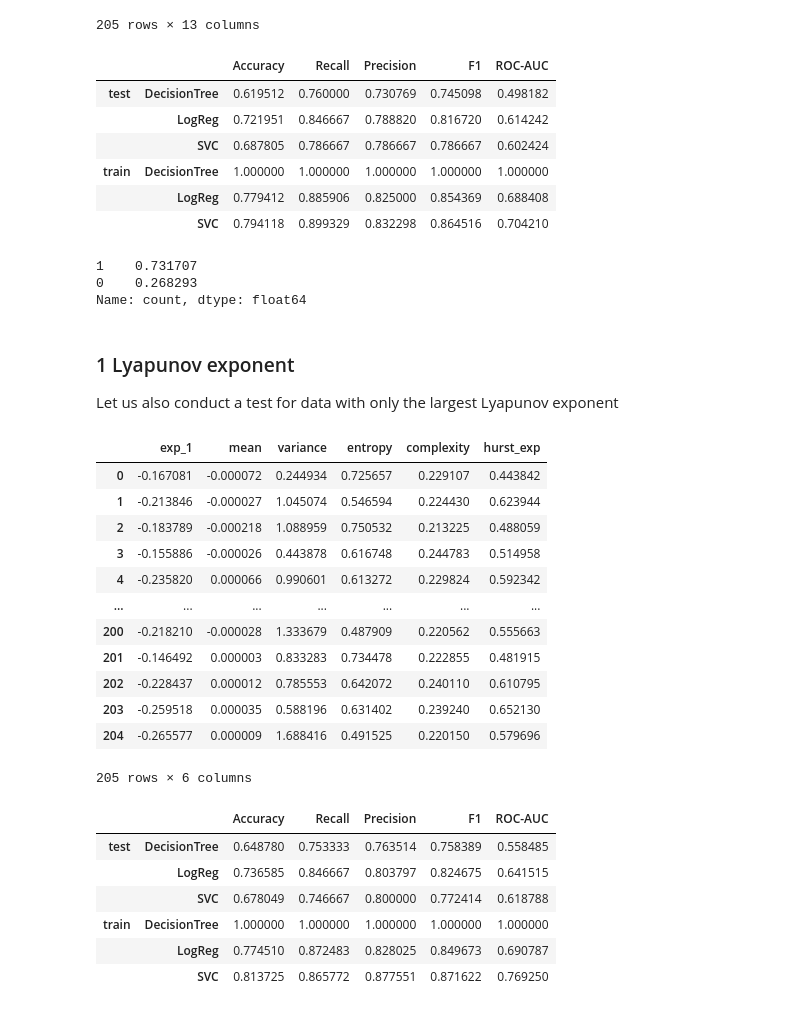
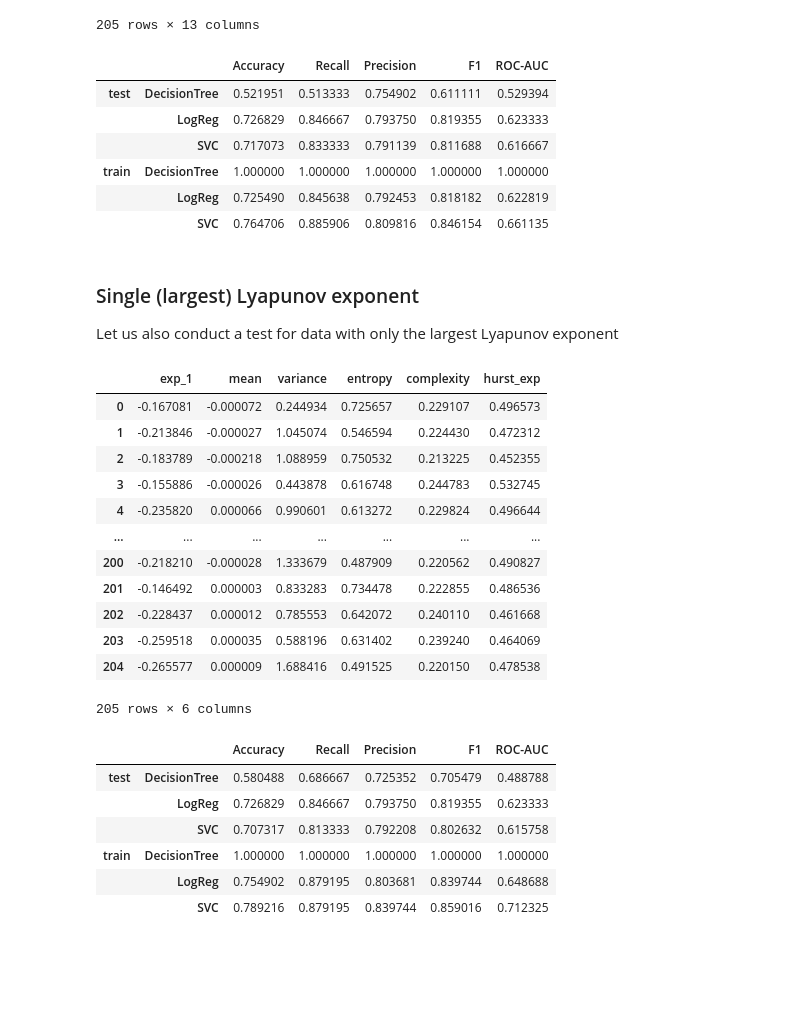
Before and after one commit to succSeeded/ts-2025, a Jupyter notebook: hw3/main.ipynb, the cells around one changed output. Drawn from its saved outputs; the diff is of its cells as text; code cells hidden in the pictures; blank space fills up the shorter version.

```diff
--- a/hw3/main.ipynb
+++ b/hw3/main.ipynb
@@ -460,12 +460,14 @@ from sklearn.linear_model import LinearRegression
 
 
 def RSAnalysis(series):
-    i_max = int(np.floor(np.log(len(series) / 2) / np.log(10)))
-    normalized_ranges = np.zeros((i_max))
+    i_max = int(np.floor(np.log(len(series) / 1.2) / np.log(10)))
+    logns = np.array([i for i in range(1, i_max + 1)])
+    normalized_ranges = np.zeros_like(logns, dtype=np.float64)
 
-    for i in range(1, i_max + 1):
+    for i in logns:
         n = np.power(10, i)
-        intervals = sliding_window_view(series, n)
+        intervals = series[-(len(series) // n) * n:].reshape(len(series) // n, n)
+        # intervals = sliding_window_view(series, n)
         m, _ = intervals.shape
 
         means = intervals.mean(axis=1)
@@ -473,12 +475,12 @@ def RSAnalysis(series):
 
         Y = np.cumsum((intervals - means.reshape(-1, 1)), axis=1)
 
-        ranges = np.max(intervals, axis=1) - np.min(intervals, axis=1)
-        normalized_ranges[i - 1] = (ranges / (S + 1e-9)).mean()
+        R = np.max(Y, axis=1) - np.min(Y, axis=1)
+        normalized_ranges[i - 1] = (R / (S + 1e-9)).mean()
 
     linreg = LinearRegression().fit(
-        np.array([i for i in range(1, i_max + 1)]).reshape(-1, 1),
-        np.log(normalized_ranges),
+        logns.reshape(-1, 1),
+        np.log(normalized_ranges) / np.log(10),
     )
     return linreg.coef_, linreg.intercept_
 
@@ -532,7 +550,7 @@ from sklearn.metrics import (
 
 results = dict()
 cls_weights = {
-    0: 64,
+    0: 70,
     1: 40,
 }  # Since classses are imbalanced, let us try adding class weights
 
@@ -614,56 +629,51 @@ from sklearn.metrics import (
 )
 
 results = dict()
+# cls_weights = 'balanced'
 cls_weights = {
-    0: 66,
-    1: 44,
+    0: 70,
+    1: 40,
 }  # Since classses are imbalanced, let us try adding class weights
 
 for name, cls in zip(
     ["DecisionTree", "LogReg", "SVC"],
     [
         DecisionTreeClassifier(class_weight=cls_weights),
         LogisticRegression(class_weight=cls_weights),
         SVC(class_weight=cls_weights),
     ],
 ):
     cls.fit(X_train, y_train)
     y_pred_train = cls.predict(X_train)
     y_pred_test = cls.predict(X_test)
 
     results[("train", name)] = dict()
     for metric, func in zip(
         ["Accuracy", "Recall", "Precision", "F1", "ROC-AUC"],
         [accuracy_score, recall_score, precision_score, f1_score, roc_auc_score],
     ):
         results[("train", name)][metric] = func(y_train, y_pred_train)
 
     results[("test", name)] = dict()
     for metric, func in zip(
         ["Accuracy", "Recall", "Precision", "F1", "ROC-AUC"],
         [accuracy_score, recall_score, precision_score, f1_score, roc_auc_score],
     ):
         results[("test", name)][metric] = func(y_test, y_pred_test)
 
 
 results = pd.DataFrame.from_dict(results, orient="index").sort_index()
 results
 # %% [output]
 |  |  | Accuracy | Recall | Precision | F1 | ROC-AUC |
-| test | DecisionTree | 0.619512 | 0.760000 | 0.730769 | 0.745098 | 0.498182 |
-|  | LogReg | 0.721951 | 0.846667 | 0.788820 | 0.816720 | 0.614242 |
-|  | SVC | 0.687805 | 0.786667 | 0.786667 | 0.786667 | 0.602424 |
+| test | DecisionTree | 0.521951 | 0.513333 | 0.754902 | 0.611111 | 0.529394 |
+|  | LogReg | 0.726829 | 0.846667 | 0.793750 | 0.819355 | 0.623333 |
+|  | SVC | 0.717073 | 0.833333 | 0.791139 | 0.811688 | 0.616667 |
 | train | DecisionTree | 1.000000 | 1.000000 | 1.000000 | 1.000000 | 1.000000 |
-|  | LogReg | 0.779412 | 0.885906 | 0.825000 | 0.854369 | 0.688408 |
-|  | SVC | 0.794118 | 0.899329 | 0.832298 | 0.864516 | 0.704210 |
+|  | LogReg | 0.725490 | 0.845638 | 0.792453 | 0.818182 | 0.622819 |
+|  | SVC | 0.764706 | 0.885906 | 0.809816 | 0.846154 | 0.661135 |
-# %%
-pd.Series(y_pred_test).value_counts() / len(y_pred_test)
-# %% [output]
-1    0.731707
-0    0.268293
-Name: count, dtype: float64
 # %% [markdown]
-### 1 Lyapunov exponent
+### Single (largest) Lyapunov exponent
 
 Let us also conduct a test for data with only the largest Lyapunov exponent
 # %%
@@ -678,17 +688,17 @@ X_test, y_test = (
 X_test
 # %% [output]
 |  | exp_1 | mean | variance | entropy | complexity | hurst_exp |
-| 0 | -0.167081 | -0.000072 | 0.244934 | 0.725657 | 0.229107 | 0.443842 |
-| 1 | -0.213846 | -0.000027 | 1.045074 | 0.546594 | 0.224430 | 0.623944 |
-| 2 | -0.183789 | -0.000218 | 1.088959 | 0.750532 | 0.213225 | 0.488059 |
-| 3 | -0.155886 | -0.000026 | 0.443878 | 0.616748 | 0.244783 | 0.514958 |
-| 4 | -0.235820 | 0.000066 | 0.990601 | 0.613272 | 0.229824 | 0.592342 |
+| 0 | -0.167081 | -0.000072 | 0.244934 | 0.725657 | 0.229107 | 0.496573 |
+| 1 | -0.213846 | -0.000027 | 1.045074 | 0.546594 | 0.224430 | 0.472312 |
+| 2 | -0.183789 | -0.000218 | 1.088959 | 0.750532 | 0.213225 | 0.452355 |
+| 3 | -0.155886 | -0.000026 | 0.443878 | 0.616748 | 0.244783 | 0.532745 |
+| 4 | -0.235820 | 0.000066 | 0.990601 | 0.613272 | 0.229824 | 0.496644 |
 | ... | ... | ... | ... | ... | ... | ... |
-| 200 | -0.218210 | -0.000028 | 1.333679 | 0.487909 | 0.220562 | 0.555663 |
-| 201 | -0.146492 | 0.000003 | 0.833283 | 0.734478 | 0.222855 | 0.481915 |
-| 202 | -0.228437 | 0.000012 | 0.785553 | 0.642072 | 0.240110 | 0.610795 |
-| 203 | -0.259518 | 0.000035 | 0.588196 | 0.631402 | 0.239240 | 0.652130 |
-| 204 | -0.265577 | 0.000009 | 1.688416 | 0.491525 | 0.220150 | 0.579696 |
+| 200 | -0.218210 | -0.000028 | 1.333679 | 0.487909 | 0.220562 | 0.490827 |
+| 201 | -0.146492 | 0.000003 | 0.833283 | 0.734478 | 0.222855 | 0.486536 |
+| 202 | -0.228437 | 0.000012 | 0.785553 | 0.642072 | 0.240110 | 0.461668 |
+| 203 | -0.259518 | 0.000035 | 0.588196 | 0.631402 | 0.239240 | 0.464069 |
+| 204 | -0.265577 | 0.000009 | 1.688416 | 0.491525 | 0.220150 | 0.478538 |
 205 rows × 6 columns
 # %%
 from sklearn.svm import SVC
@@ -704,8 +714,8 @@ from sklearn.metrics import (
 
 results = dict()
 cls_weights = {
-    0: 69,
-    1: 41,
+    0: 70,
+    1: 40,
 }  # Since classses are imbalanced, let us try adding class weights
 
 for name, cls in zip(
@@ -739,9 +749,9 @@ results = pd.DataFrame.from_dict(results, orient="index").sort_index()
 results
 # %% [output]
 |  |  | Accuracy | Recall | Precision | F1 | ROC-AUC |
-| test | DecisionTree | 0.648780 | 0.753333 | 0.763514 | 0.758389 | 0.558485 |
-|  | LogReg | 0.736585 | 0.846667 | 0.803797 | 0.824675 | 0.641515 |
-|  | SVC | 0.678049 | 0.746667 | 0.800000 | 0.772414 | 0.618788 |
+| test | DecisionTree | 0.580488 | 0.686667 | 0.725352 | 0.705479 | 0.488788 |
+|  | LogReg | 0.726829 | 0.846667 | 0.793750 | 0.819355 | 0.623333 |
+|  | SVC | 0.707317 | 0.813333 | 0.792208 | 0.802632 | 0.615758 |
 | train | DecisionTree | 1.000000 | 1.000000 | 1.000000 | 1.000000 | 1.000000 |
-|  | LogReg | 0.774510 | 0.872483 | 0.828025 | 0.849673 | 0.690787 |
-|  | SVC | 0.813725 | 0.865772 | 0.877551 | 0.871622 | 0.769250 |
+|  | LogReg | 0.754902 | 0.879195 | 0.803681 | 0.839744 | 0.648688 |
+|  | SVC | 0.789216 | 0.879195 | 0.839744 | 0.859016 | 0.712325 |
```
Also changed, not shown: parts of 8 cells of this notebook.
